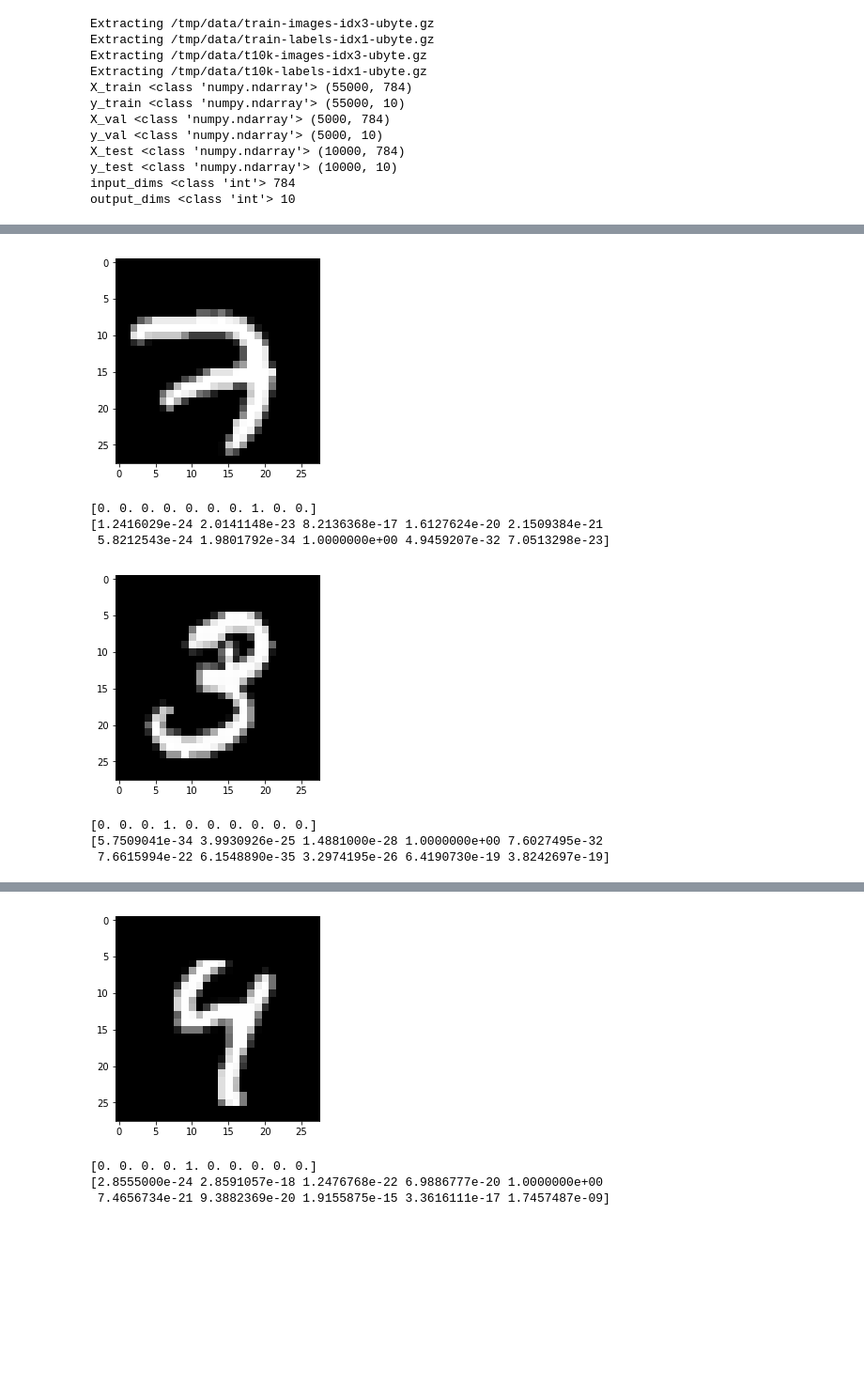
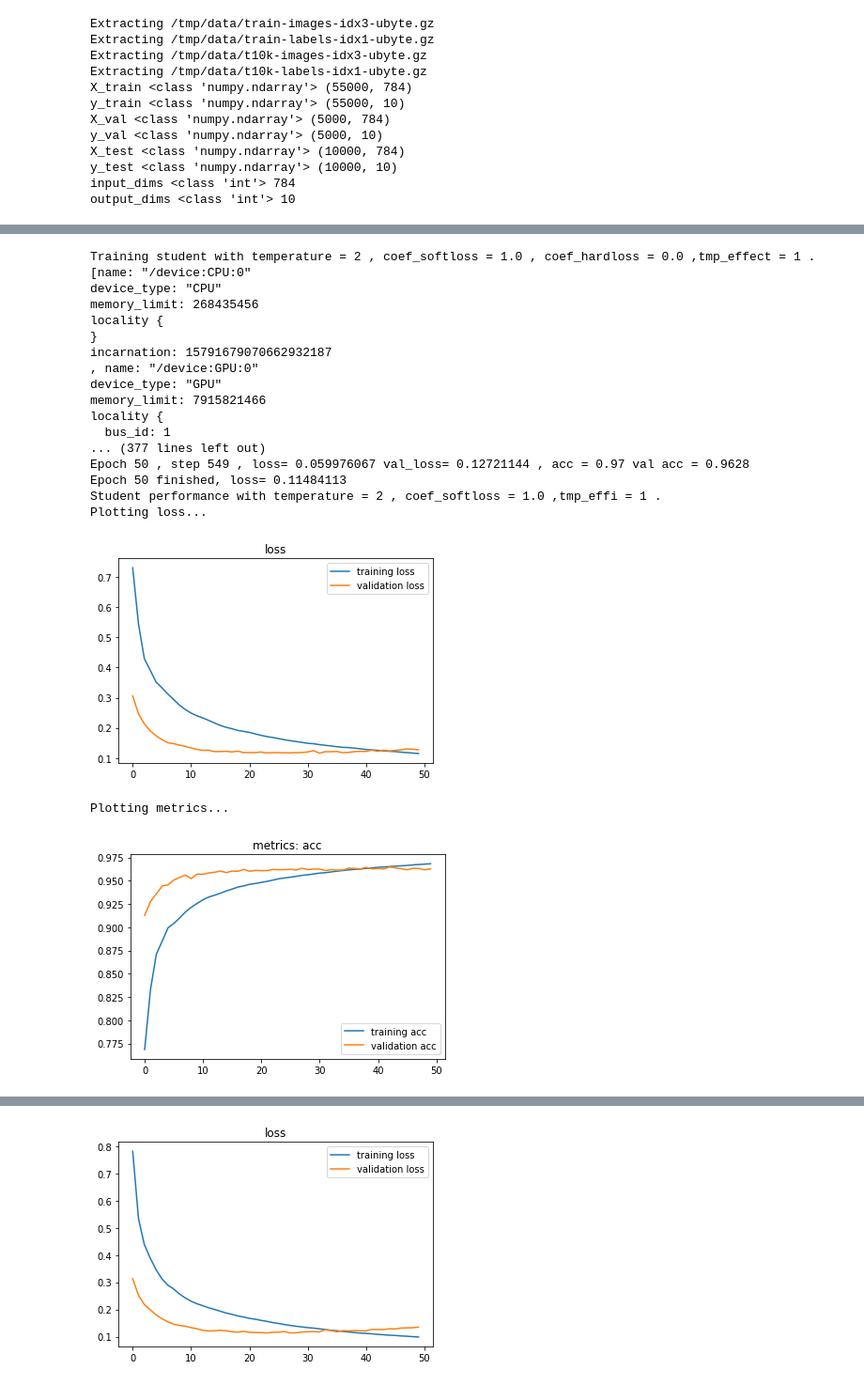
Before and after one commit to johnnyasd12/kd-tensorflow, a Jupyter notebook: KD_01_coef.ipynb, the cells around one changed output, grey strips where cells are left out. Shown at 94% size. Cells and saved outputs as stored; diff of their text form; code cells hidden in the pictures; blank space fills up the shorter version.

```diff
--- a/KD_01_coef.ipynb
+++ b/KD_01_coef.ipynb
@@ -93,7 +92,7 @@ if try_cls2:
         ,y=y_train
         ,val_set=[X_val,y_val]
         ,batch_size=100
-        ,n_epochs=20
+        ,n_epochs=50
         ,display_steps=100)
 # %% [output]
 [name: "/device:CPU:0"
@@ -192,13 +191,13 @@ def build_small_model(input_dims, output_dims, is_student):#, session):
     if is_student:
         smallmodel.compile_student(
             loss_standard=tf.losses.softmax_cross_entropy(smallmodel.ys,smallmodel.logits)
-            , opt=tf.train.AdamOptimizer(learning_rate=1e-4) #TODO: learning rate
+            , opt=tf.train.AdamOptimizer(learning_rate=1e-3) #TODO: learning rate
             , metrics = ['acc']
         )
     else:
         smallmodel.compile_nn(
             loss=tf.losses.softmax_cross_entropy(smallmodel.ys,smallmodel.logits)
-            , opt=tf.train.AdamOptimizer(learning_rate=1e-4)
+            , opt=tf.train.AdamOptimizer(learning_rate=1e-3)
             , metrics = ['acc']
         )
     return smallmodel
@@ -213,7 +212,7 @@ if try_cls2 and train_small:
         ,y=y_train
         ,val_set=[X_val,y_val]
         ,batch_size=100
-        ,n_epochs=20
+        ,n_epochs=50
         ,display_steps=100)
 # %% [output]
 [name: "/device:CPU:0"
@@ -333,6 +293,8 @@ if try_cls2:
 # %%
-# BUGFIX: already misorder
-temperatures = [2,4,8]#,16,32,64]
+# df_exp = pd.DataFrame(columns = ['coef_softloss', 'temperature', 'temperature_effect', 'acc'])
+list_exp = []
+
+temperatures = [2,4,8,16,32,64]
 train_metrics = {}
 test_metrics = {}
 for temperature in temperatures:
@@ -341,47 +303,70 @@ for temperature in temperatures:
     test_metrics[temperature] = []
     # prepare softened data
     y_train_soft = teacher.predict_softened(X_train, temperature)
     y_val_soft = teacher.predict_softened(X_val, temperature)
     y_test_soft = teacher.predict_softened(X_test, temperature)
 
-    X_show, y_show = X_train.copy(), y_train.copy()
-    y_pred = teacher.predict(X_show)
-    plot_mnist(X_show, y_show, y_pred)
-    for coef_softloss in [1.0]:
-#     for coef_softloss in [1/(temperature**2), 1, temperature**2]:
-        print('Training student with temperature =',temperature,', coef =',coef_softloss,'.')
+    coef_soft_losses = [1.0, 0.75, 0.5, 0.25, 0.0]
+    tmp_effect = 1 # [1/temperature**2, 1, temperature**2]
+    for coef_softloss in coef_soft_losses:
+        coef_hardloss = 1-coef_softloss
+
+        print('Training student with temperature =',temperature,
+              ', coef_softloss =',coef_softloss,', coef_hardloss =',coef_hardloss,
+              ',tmp_effect =', tmp_effect,'. ')
         # build network architecture
 #         student = build_small_model(input_dims, output_dims, session, is_student=True)
         student = build_small_model(input_dims, output_dims, is_student=True)
         # train network
         student.soft_train(
             X=X_train
             ,y=y_train
             ,y_soft=y_train_soft
             ,temperature=temperature
-            ,coef_softloss= coef_softloss# * temperature**2
+            ,coef_softloss= coef_softloss*tmp_effect# * temperature**2
+            ,coef_hardloss= coef_hardloss
             ,val_set=[X_val,y_val,y_val_soft]
             ,batch_size=100
-            ,n_epochs=30
+            ,n_epochs=50
             ,display_steps=100)
         # show result
-        print('Student performance with temperature =',temperature,', coef =',coef_softloss,'.')
+        print('Student performance with temperature =',temperature,
+             ', coef_softloss =',coef_softloss,',tmp_effi =', tmp_effect,'. ')
         student.plt_loss()
         student.plt_metrics()
         train_metric = student.get_metrics(X_train, y_train)
         test_metric = student.get_metrics(X_test, y_test)
         print('train',train_metric)
         print('test',test_metric)
         print()
+        dict_exp = {'coef_softloss':coef_softloss, 'coef_hardloss':coef_hardloss,
+                    'temperature':temperature, 'temperature_effect':tmp_effect,
+                    'train_acc':train_metric['acc'], 'test_acc':test_metric['acc']}
+        list_exp.append(dict_exp)
         train_metrics[temperature].append(train_metric)
         test_metrics[temperature].append(test_metric)
 #         gc.collect()
+df_exp = pd.DataFrame(list_exp)
+print(test_metrics)
+print(df_exp)
 # %% [output]
+Training student with temperature = 2 , coef_softloss = 1.0 , coef_hardloss = 0.0 ,tmp_effect = 1 .
+[name: "/device:CPU:0"
+device_type: "CPU"
+memory_limit: 268435456
+locality {
+}
+incarnation: 15791679070662932187
+, name: "/device:GPU:0"
+device_type: "GPU"
+memory_limit: 7915821466
+locality {
+  bus_id: 1
+... (377 lines left out)
+Epoch 50 , step 549 , loss= 0.059976067 val_loss= 0.12721144 , acc = 0.97 val acc = 0.9628
+Epoch 50 finished, loss= 0.11484113
+Student performance with temperature = 2 , coef_softloss = 1.0 ,tmp_effi = 1 .
+Plotting loss...
-[figure, old version]
+[figure, new version]
-[0. 0. 0. 0. 0. 0. 0. 1. 0. 0.]
-[1.2416029e-24 2.0141148e-23 8.2136368e-17 1.6127624e-20 2.1509384e-21
- 5.8212543e-24 1.9801792e-34 1.0000000e+00 4.9459207e-32 7.0513298e-23]
+Plotting metrics...
-[figure, old version]
+[figure, new version]
-[0. 0. 0. 1. 0. 0. 0. 0. 0. 0.]
-[5.7509041e-34 3.9930926e-25 1.4881000e-28 1.0000000e+00 7.6027495e-32
- 7.6615994e-22 6.1548890e-35 3.2974195e-26 6.4190730e-19 3.8242697e-19]
@@ -388,4 +390 @@ for temperature in temperatures:
-[figure, old version]
+[figure, new version]
-[0. 0. 0. 0. 1. 0. 0. 0. 0. 0.]
-[2.8555000e-24 2.8591057e-18 1.2476768e-22 6.9886777e-20 1.0000000e+00
- 7.4656734e-21 9.3882369e-20 1.9155875e-15 3.3616111e-17 1.7457487e-09]
```
Also changed, not shown: parts of 14 cells of this notebook, 3 other files.
